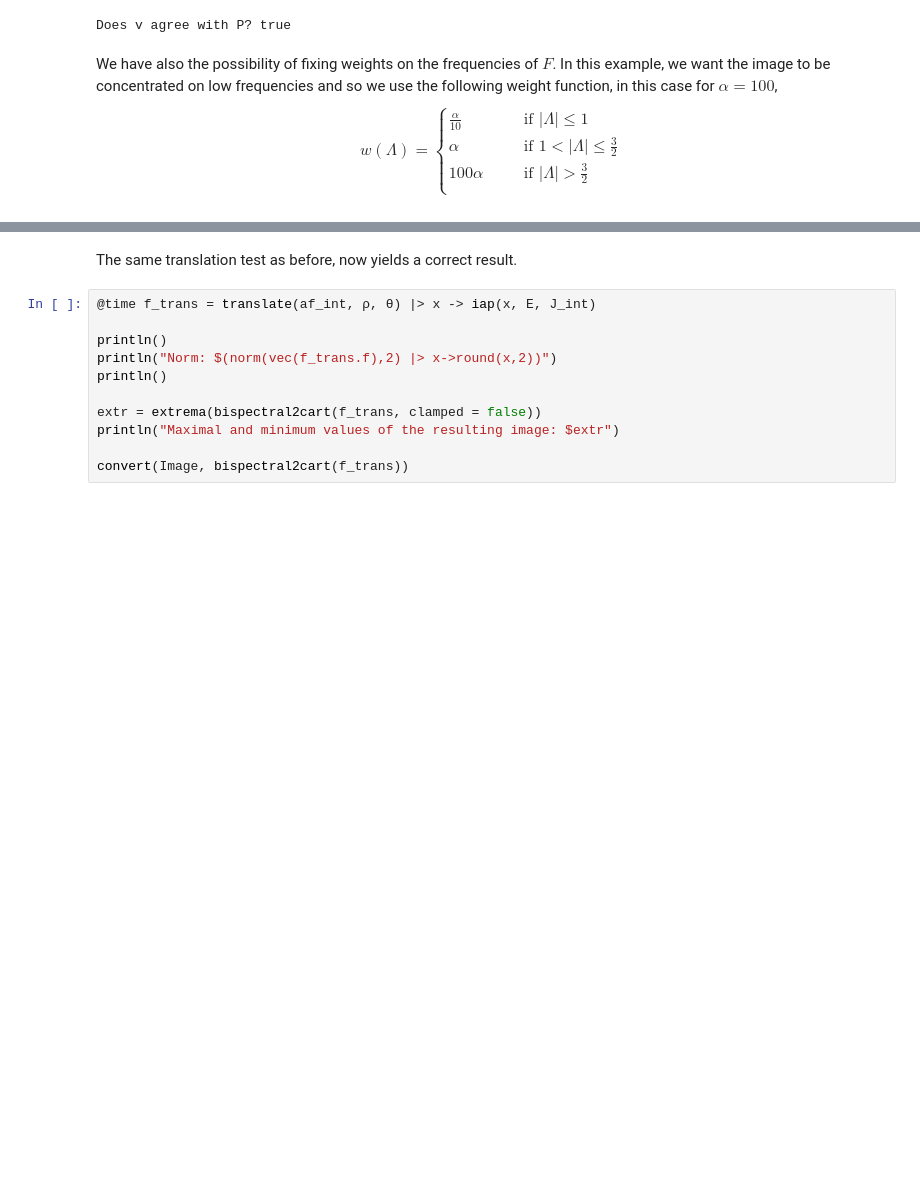
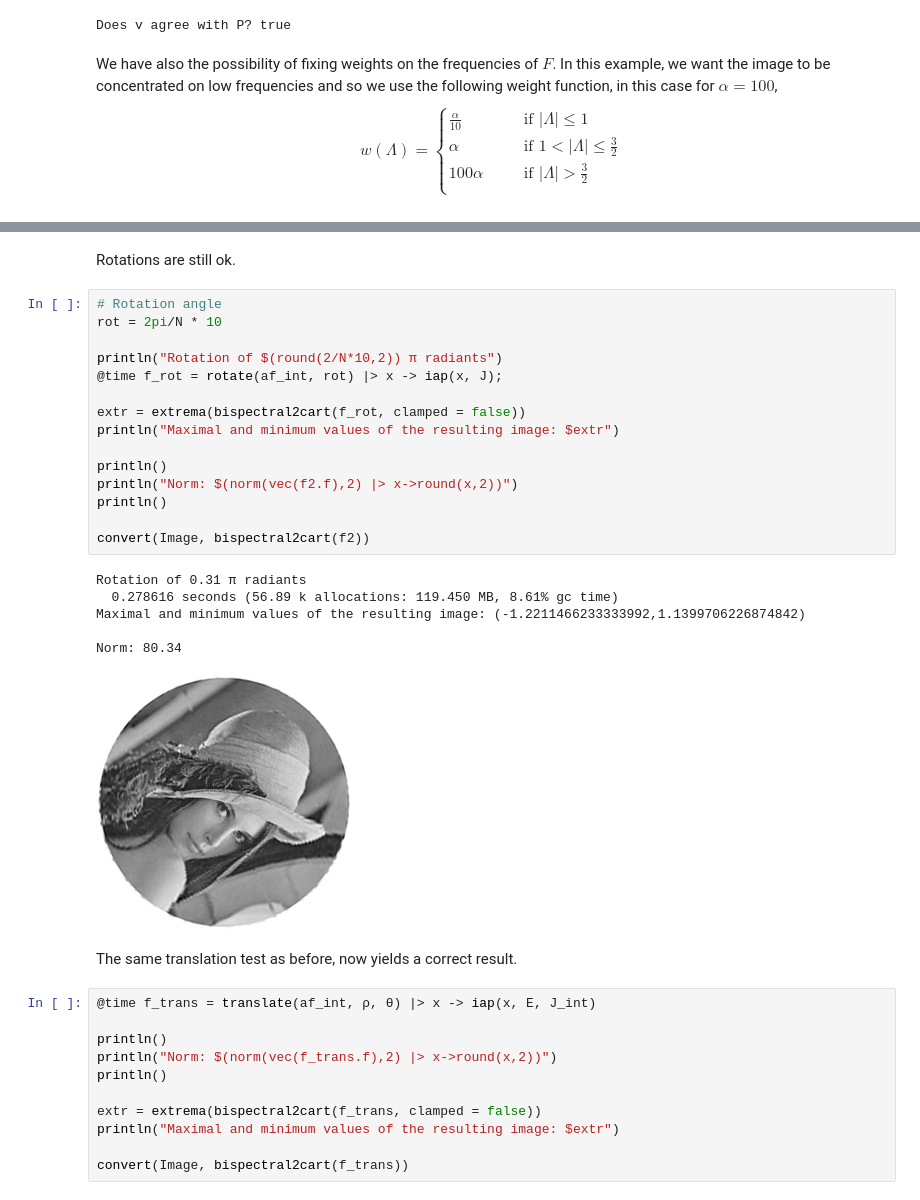
Before and after one commit to dprn/ApApproximation.jl, a Jupyter notebook: notebooks/AP Interpolation and approximation tests.ipynb, the cells around one changed output, grey strips where cells are left out. Saved outputs shown, nothing was run; the diff lists cells and outputs as text; blank space fills up the shorter version.

```diff
--- a/notebooks/AP Interpolation and approximation tests.ipynb
+++ b/notebooks/AP Interpolation and approximation tests.ipynb
@@ -357,4 +383,28 @@ Maximal and minimum values of the resulting image: (0.04922099943094102,1.123078
 [figure]
+# %% [markdown]
+Rotations are still ok.
+# %%
+# Rotation angle
+rot = 2pi/N * 10
+
+println("Rotation of $(round(2/N*10,2)) π radiants")
+@time f_rot = rotate(af_int, rot) |> x -> iap(x, J);
+
+extr = extrema(bispectral2cart(f_rot, clamped = false))
+println("Maximal and minimum values of the resulting image: $extr")
+
+println()
+println("Norm: $(norm(vec(f2.f),2) |> x->round(x,2))")
+println()
+
+convert(Image, bispectral2cart(f2))
+# %% [output]
+Rotation of 0.31 π radiants
+  0.278616 seconds (56.89 k allocations: 119.450 MB, 8.61% gc time)
+Maximal and minimum values of the resulting image: (-1.2211466233333992,1.1399706226874842)
+
+Norm: 80.34
+[figure, added]
 # %% [markdown]
 The same translation test as before, now yields a correct result.
 # %%
```
Also changed, not shown: parts of 21 cells of this notebook.
